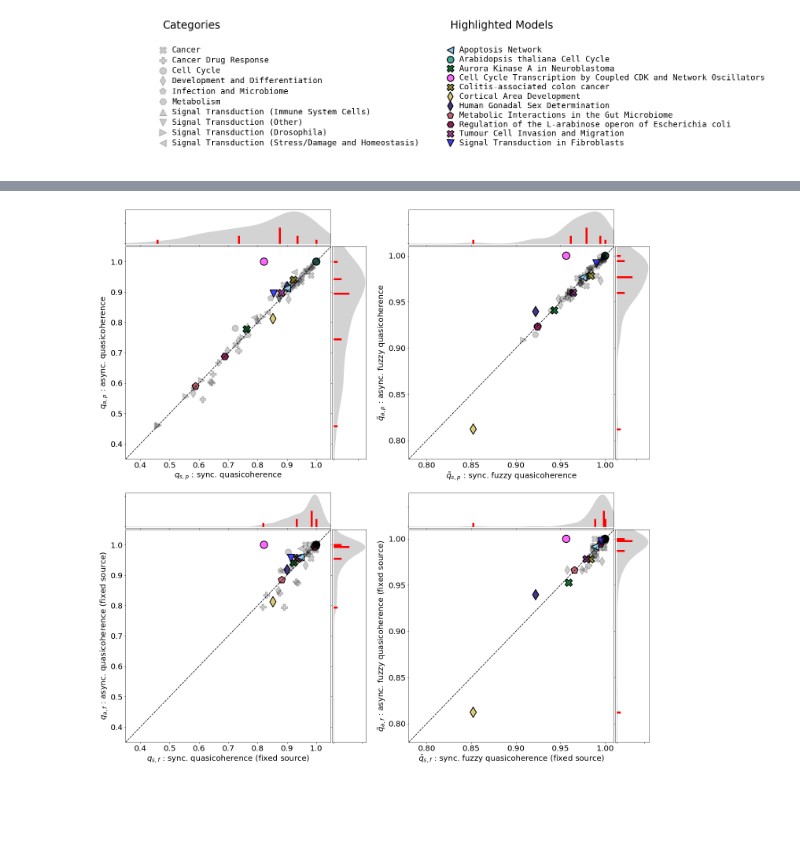
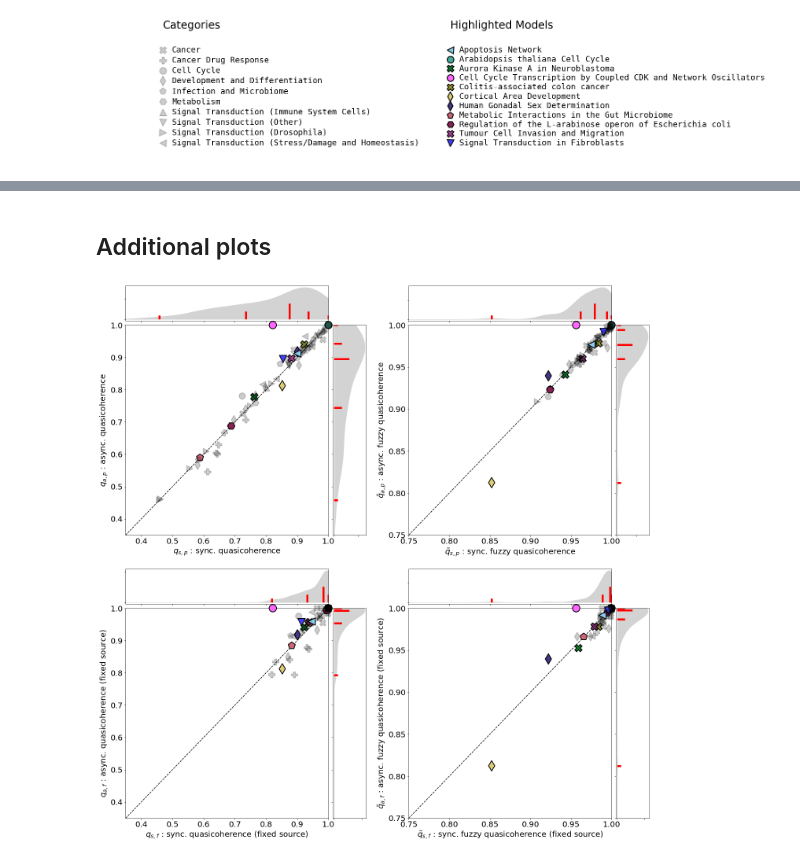
Before and after one commit to kyuhyongpark/cubewalkers-analysis, a Jupyter notebook: perturbation_output_analysis.ipynb, the cells around one changed output, grey strips where cells are left out. Drawn from its saved outputs; the diff is of its cells as text; code cells hidden in the pictures; blank space fills up the shorter version.

```diff
--- a/perturbation_output_analysis.ipynb
+++ b/perturbation_output_analysis.ipynb
@@ -279,20 +375,22 @@ def comparison_plots(vars, hlines=None, vlines=None, quads=None):
+# %% [markdown]
+## Additional plots
 # %%
 vars = [
     [
-        (PlotVar('SQC',0.35,1.05),PlotVar('AQC',0.35,1.05)),
-        (PlotVar('SFQC',0.78,1.01),PlotVar('AFQC',0.78,1.01)),
+        (PlotVar('SQC',0.35,1.0),PlotVar('AQC',0.35,1.0)),
+        (PlotVar('SFQC',0.75,1.0),PlotVar('AFQC',0.75,1.0)),
     ],
     [
-        (PlotVar('SQCNS',0.35,1.05),PlotVar('AQCNS',0.35,1.05)),
-        (PlotVar('SFQCNS',0.78,1.01),PlotVar('AFQCNS',0.78,1.01)),
+        (PlotVar('SQCNS',0.35,1.0),PlotVar('AQCNS',0.35,1.0)),
+        (PlotVar('SFQCNS',0.75,1.0),PlotVar('AFQCNS',0.75,1.0)),
     ],
 ]
 
 fig = comparison_plots(vars)
 fig.savefig(f'./data/{models_dir}/figures/quasicoherence_comparisons.png',bbox_inches='tight')
 fig.savefig(f'./data/{models_dir}/figures/quasicoherence_comparisons.pdf',bbox_inches='tight')
 # %% [output]
-[figure, old version]
+[figure, new version]
 # %%
 vars = [
     [
```
Also changed, not shown: parts of 14 cells of this notebook, 23 other files.
